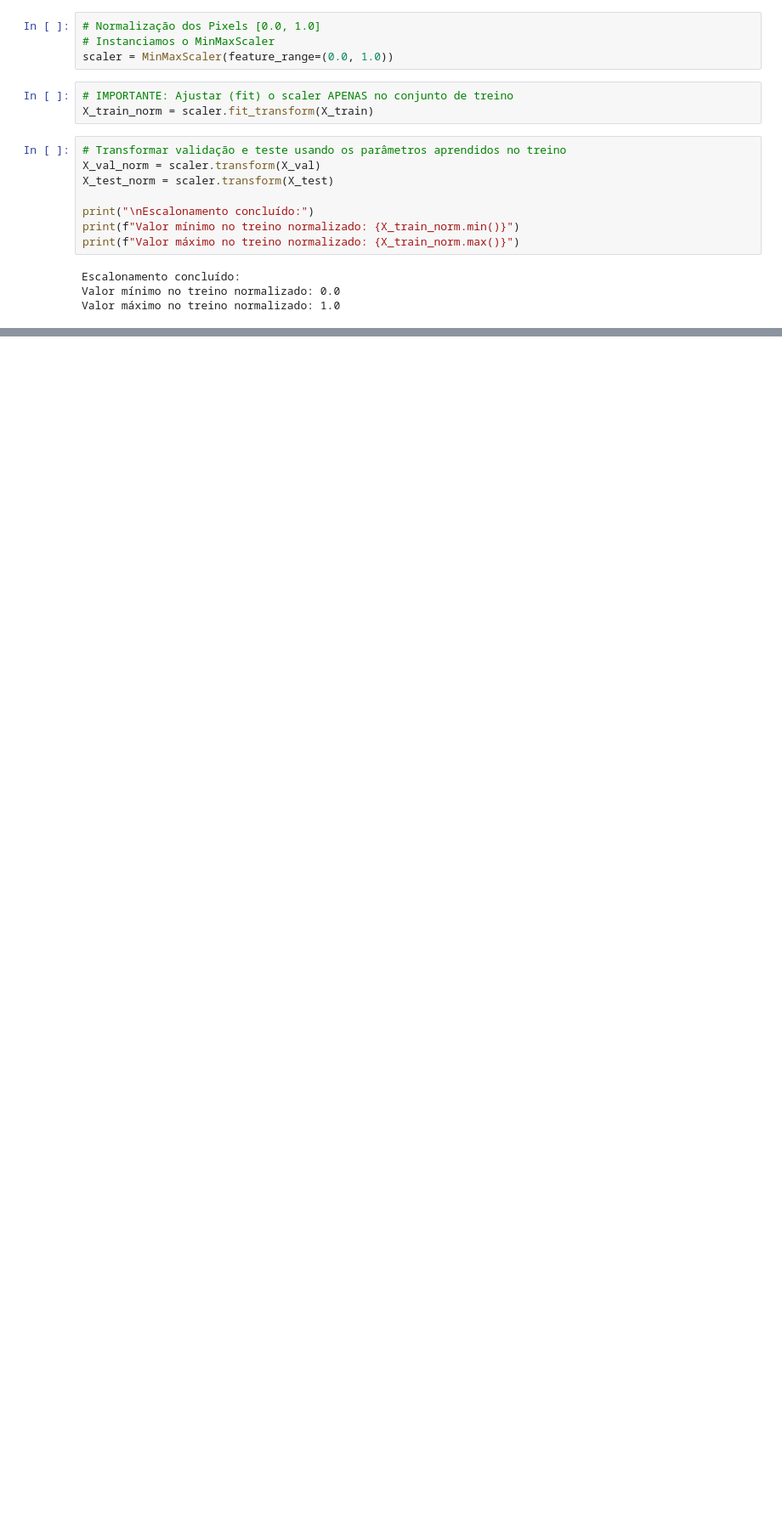
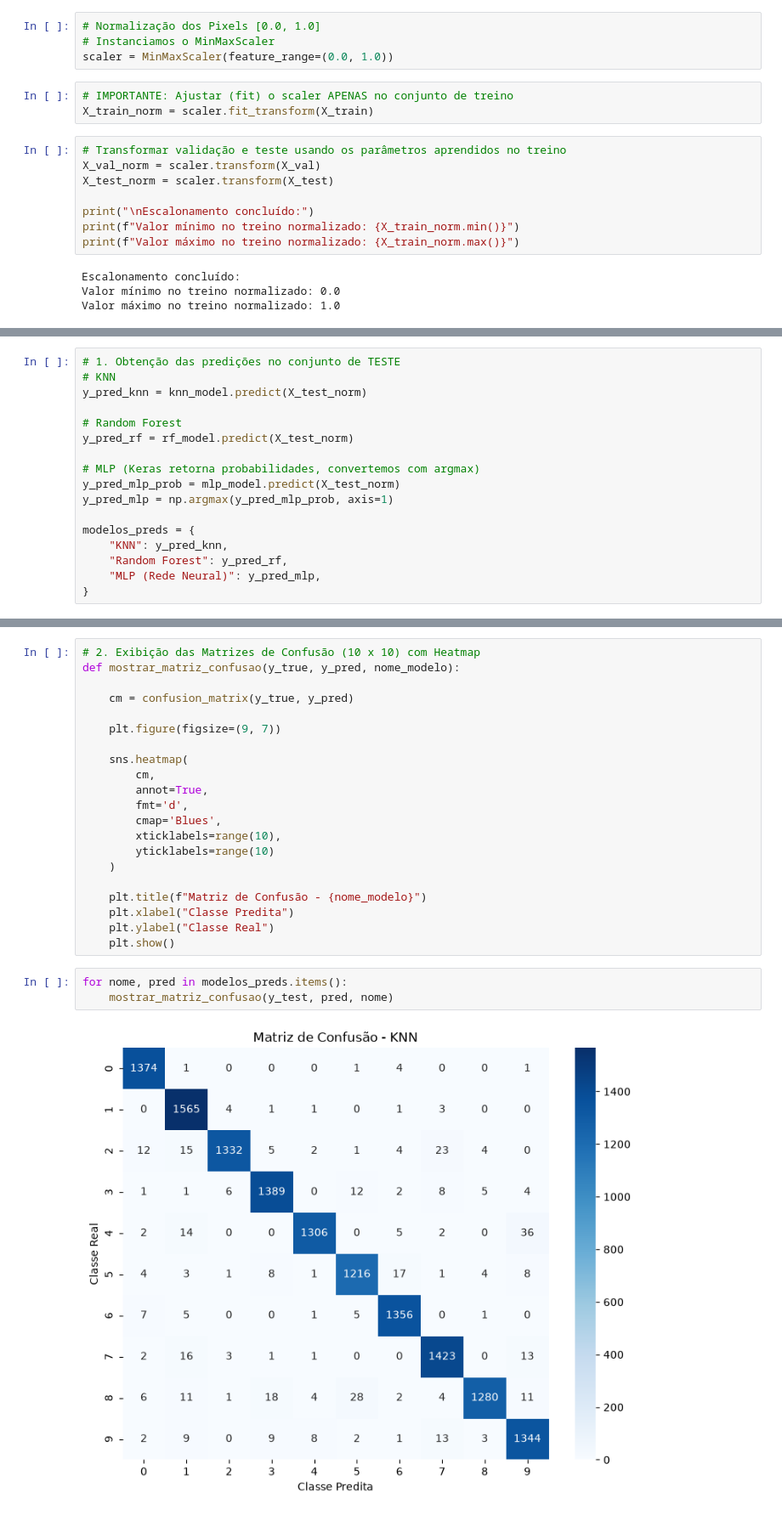
Before and after one commit to MYTakahashi/pixel-mind, a Jupyter notebook: pixel_pipeline.ipynb, the cells around one changed output, grey strips where cells are left out. Shown at 85% size. Saved outputs shown, nothing was run; the diff lists cells and outputs as text; blank space fills up the shorter version.

Commit message:
realizado o treino dos modelos e a avaliação

```diff
--- a/pixel_pipeline.ipynb
+++ b/pixel_pipeline.ipynb
@@ -215,0 +321,17 @@ Garante que a proporção das 10 classes (dígitos 0 a 9) no treino, validação
+# %%
+# 1. Obtenção das predições no conjunto de TESTE
+# KNN
+y_pred_knn = knn_model.predict(X_test_norm)
+
+# Random Forest
+y_pred_rf = rf_model.predict(X_test_norm)
+
+# MLP (Keras retorna probabilidades, convertemos com argmax)
+y_pred_mlp_prob = mlp_model.predict(X_test_norm)
+y_pred_mlp = np.argmax(y_pred_mlp_prob, axis=1)
+
+modelos_preds = {
+    "KNN": y_pred_knn,
+    "Random Forest": y_pred_rf,
+    "MLP (Rede Neural)": y_pred_mlp,
+}
@@ -215,0 +340,26 @@ Garante que a proporção das 10 classes (dígitos 0 a 9) no treino, validação
+# %%
+# 2. Exibição das Matrizes de Confusão (10 x 10) com Heatmap
+def mostrar_matriz_confusao(y_true, y_pred, nome_modelo):
+
+    cm = confusion_matrix(y_true, y_pred)
+
+    plt.figure(figsize=(9, 7))
+
+    sns.heatmap(
+        cm,
+        annot=True,
+        fmt='d',
+        cmap='Blues',
+        xticklabels=range(10),
+        yticklabels=range(10)
+    )
+
+    plt.title(f"Matriz de Confusão - {nome_modelo}")
+    plt.xlabel("Classe Predita")
+    plt.ylabel("Classe Real")
+    plt.show()
+# %%
+for nome, pred in modelos_preds.items():
+    mostrar_matriz_confusao(y_test, pred, nome)
+# %% [output]
+[figure, added]
```
Also changed, not shown: parts of 17 cells of this notebook, 1 other file.
